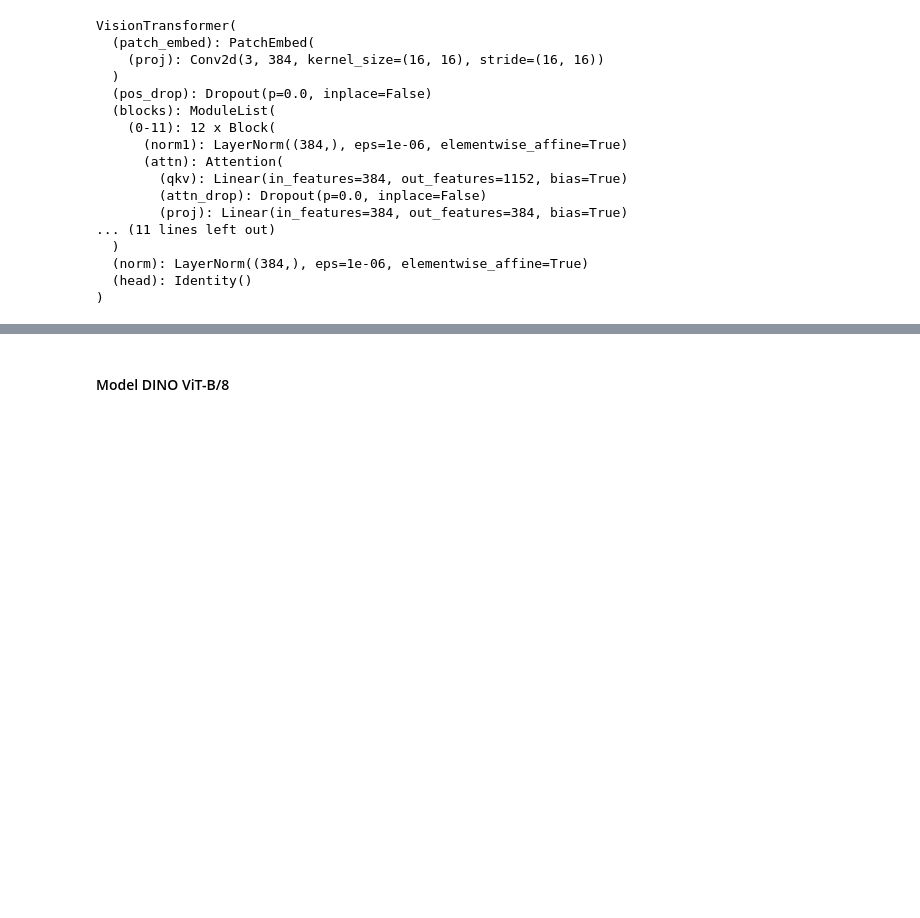
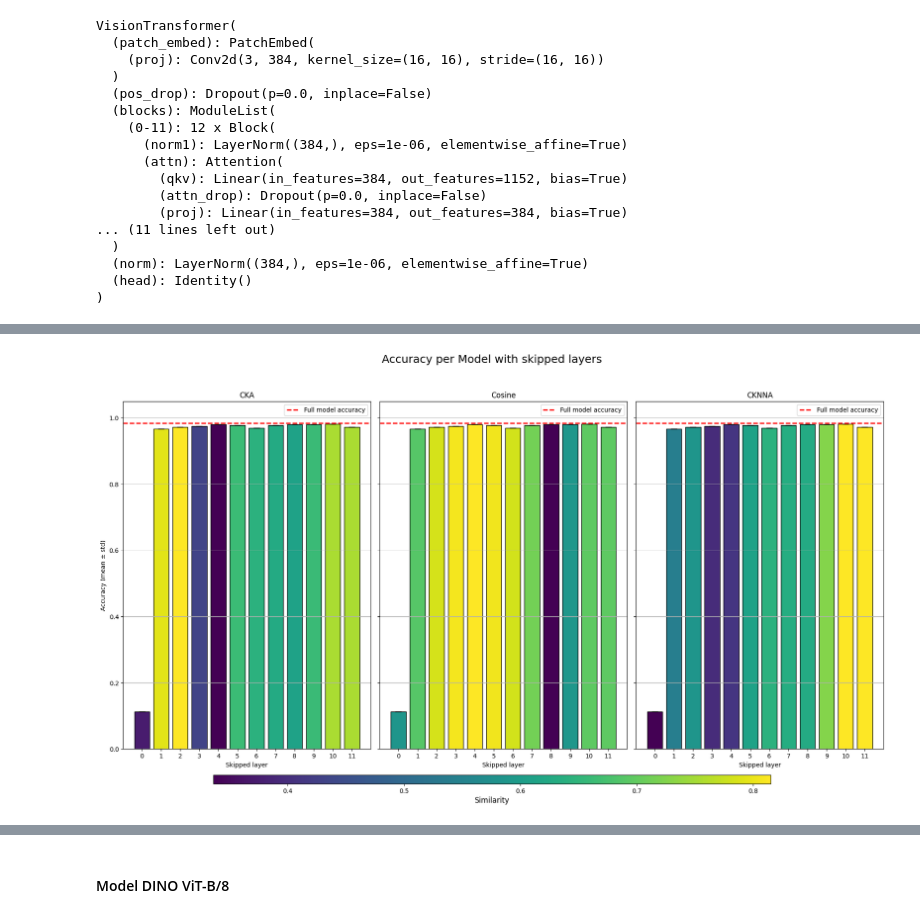
Before and after one commit to kwiatkowskaa/VisualLogitLens, a Jupyter notebook: notebooks/05_analysis_of_layer_skipping_dino_with_linear_probing.ipynb, the cells around one changed output, grey strips where cells are left out. Saved outputs shown, nothing was run; the diff lists cells and outputs as text; code cells hidden in the pictures; blank space fills up the shorter version.

Commit message:
added accuracy for classes

```diff
--- a/notebooks/05_analysis_of_layer_skipping_dino_with_linear_probing.ipynb
+++ b/notebooks/05_analysis_of_layer_skipping_dino_with_linear_probing.ipynb
@@ -288,33 +898,3 @@ def collect_outputs_with_skipping(model, dataloader, skip_layers=[], max_batches
         all_labels.extend(labels.numpy())
 
     return torch.cat(outputs).numpy(), np.array(all_labels)
-# %%
-def evaluate_full_model(model, dataloader, linear_classifier, max_layer=12, max_batches=None):
-    results = []
-
-    print("\n[INFO] Evaluating full model...\n")
-
-    skipped = []
-    X_val, y_val = collect_outputs_with_skipping(model, dataloader, skip_layers=skipped, max_batches=max_batches)
-
-    inputs = torch.tensor(X_val, dtype=torch.float32).to(device)
-    with torch.no_grad():
-        outputs = linear_classifier(inputs)
-        y_pred = outputs.argmax(dim=1).cpu().numpy()
-
-    acc = accuracy_score(y_val, y_pred)
-    prec = precision_score(y_val, y_pred, average='macro', zero_division=0)
-    rec = recall_score(y_val, y_pred, average='macro', zero_division=0)
-    f1 = f1_score(y_val, y_pred, average='macro', zero_division=0)
-
-    print(f"→ Accuracy: {acc:.4f}")
-
-    results.append({
-        'skipped_layers': skipped,
-        'accuracy': acc,
-        'precision': prec,
-        'recall': rec,
-        'f1_score': f1
-    })
-
-    print(results)
@@ -423,3 +948,6 @@ VisionTransformer(
   (norm): LayerNorm((384,), eps=1e-06, elementwise_affine=True)
   (head): Identity()
 )
+# %%
+results_full = evaluate_full_model(model, val_dataset, linear_classifier)
+results_full
@@ -425,0 +980,3 @@ VisionTransformer(
+# %%
+results_single = evaluate_skipped_layers(model, val_dataset, linear_classifier)
+results_single
@@ -539,0 +1034,10 @@ No artists with labels found to put in legend.  Note that artists whose label st
+# %%
+plot_single_skip_layer_accuracy_three_matrices_summary(
+    results_single,
+    cka_matrix,
+    cos_matrix,
+    cknna_matrix,
+    results_full
+)
+# %% [output]
+[figure, added]
```
Also changed, not shown: parts of 37 cells of this notebook.
